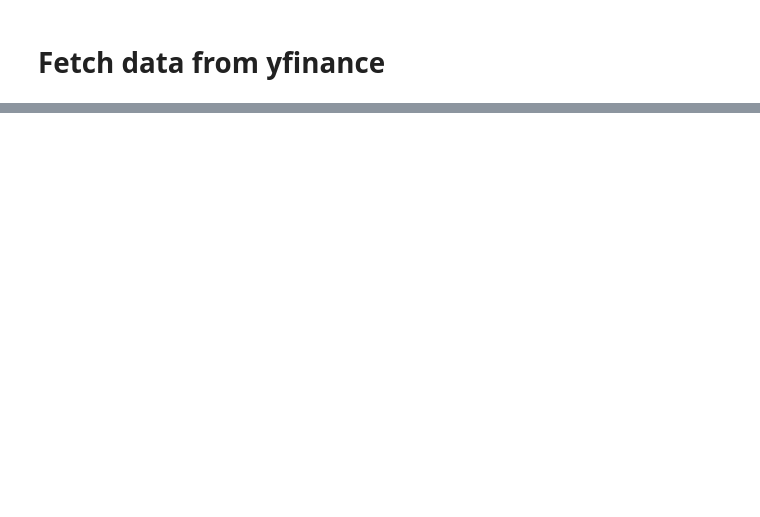
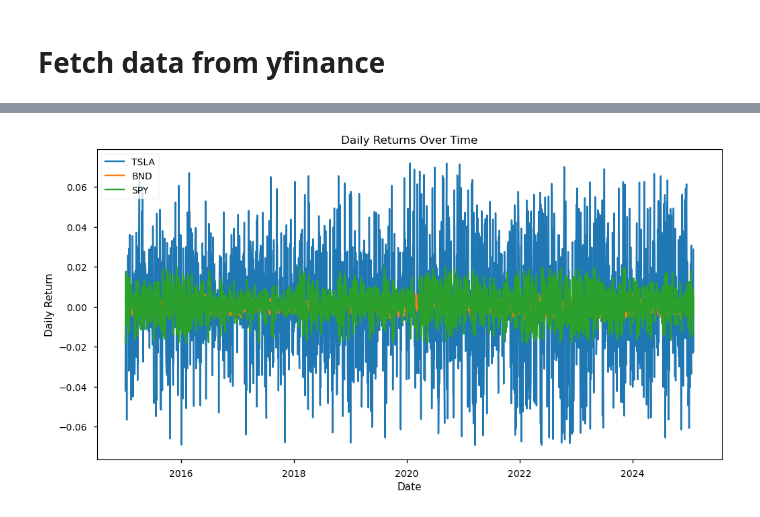
Before and after one commit to zereay74/Kaim-week-11, a Jupyter notebook: notebooks/Task_1_Preprocess_and _Explore_the_Data.ipynb, the cells around one changed output, grey strips where cells are left out. Drawn from its saved outputs; the diff is of its cells as text; code cells hidden in the pictures; blank space fills up the shorter version.

```diff
--- a/notebooks/Task_1_Preprocess_and _Explore_the_Data.ipynb
+++ b/notebooks/Task_1_Preprocess_and _Explore_the_Data.ipynb
@@ -47,0 +135,3 @@ fetcher.save_to_csv(stock_data)
+# %%
+analyzer.plot_daily_returns()     # Step 8: Plot Daily Returns
+# %% [output]
@@ -47,0 +139 @@ fetcher.save_to_csv(stock_data)
+[figure, added]
```
Also changed, not shown: parts of 21 cells of this notebook, 3 other files.
